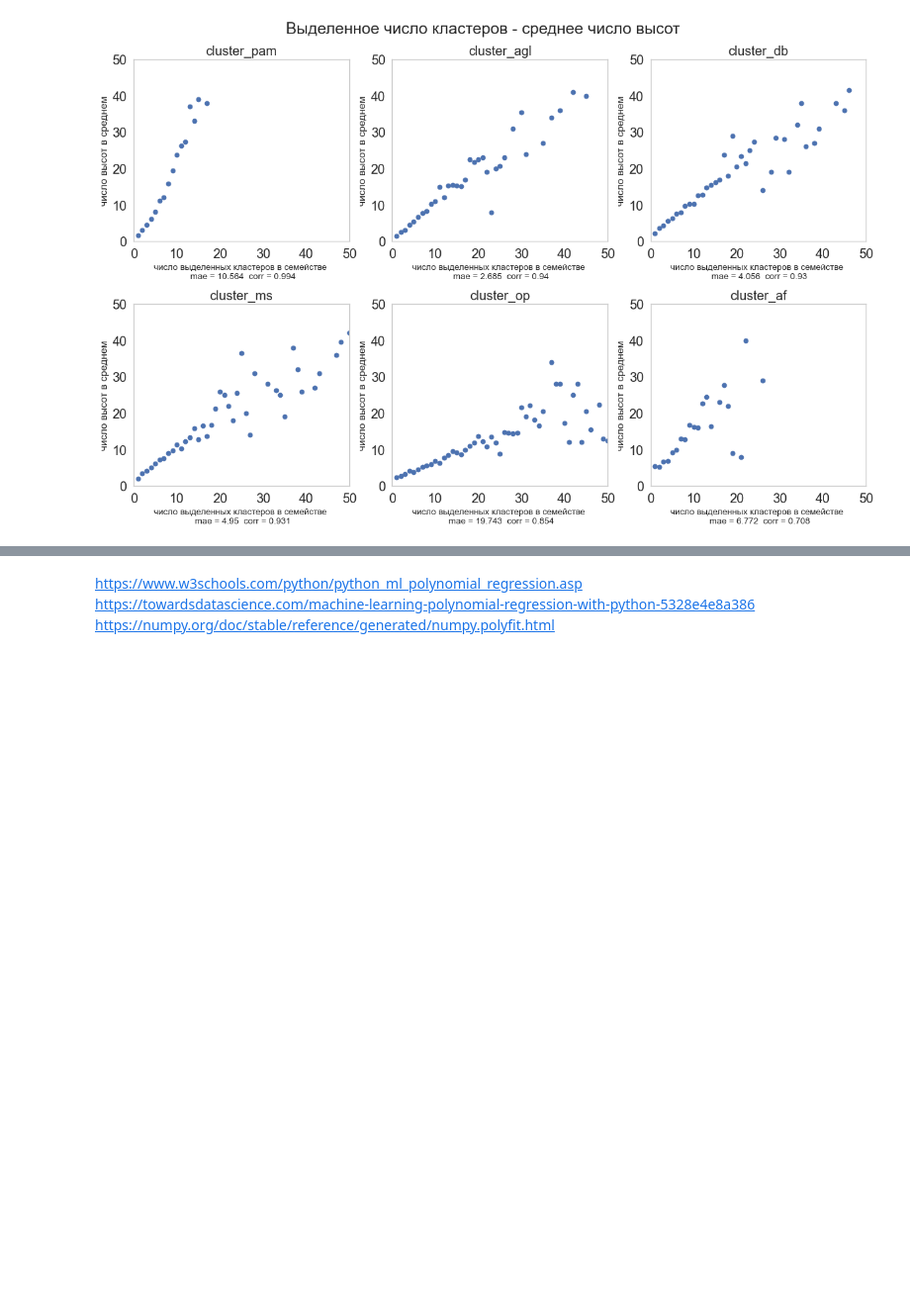
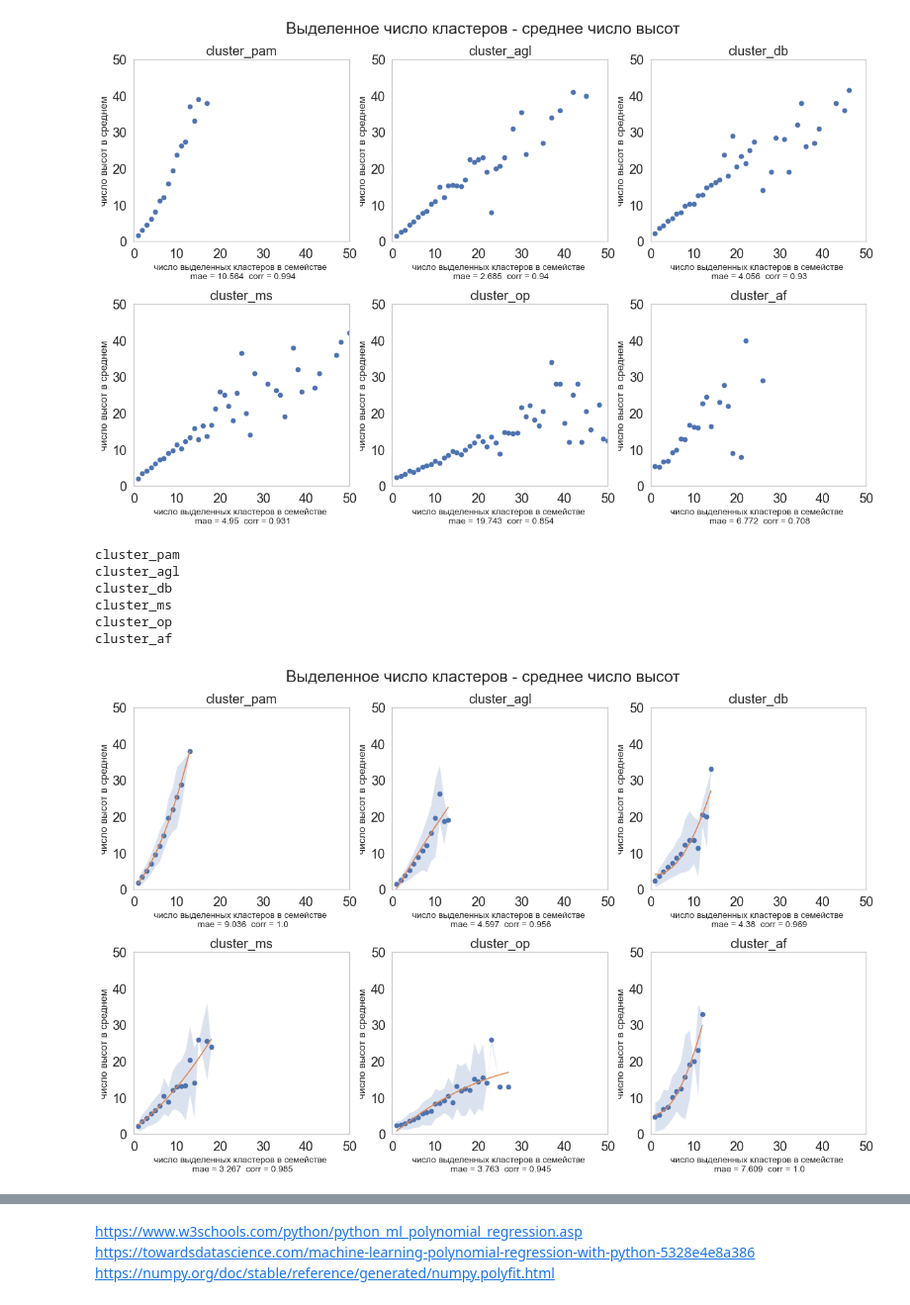
Before and after one commit to MaryIzo/coursework, a Jupyter notebook: 7_clustering_labels.ipynb, the cells around one changed output, grey strips where cells are left out. Shown at 99% size. Drawn from its saved outputs; the diff is of its cells as text; code cells hidden in the pictures; blank space fills up the shorter version.

```diff
--- a/7_clustering_labels.ipynb
+++ b/7_clustering_labels.ipynb
@@ -402,5 +443,57 @@ plt.tight_layout()
 plt.savefig(f'images/clustering_h/mean_h_clust.png')
 # %% [output]
 [figure]
+# %%
+algorithm = ['cluster_pam', 'cluster_agl', 'cluster_db', 'cluster_ms', 'cluster_op', 'cluster_af']
+#algorithm = ['cluster_pam', 'cluster_agl', 'cluster_db', 'cluster_hd', 'cluster_op', 'cluster_af']
+
+fig = plt.figure(figsize=(15, 10), dpi=80)
+plt.suptitle('Выделенное число кластеров - среднее число высот')
+plt.rcParams.update(params)
+
+for i in range(6):
+
+    plotdf = return_number_h_cluster_cut(clustered_df_old, ' num_of_family', algorithm[i])
+    print(algorithm[i])
+    plotdf = plotdf.groupby('number_clusters').agg({'number_h': ['mean', 'std']}).fillna(0).reset_index()
+
+    number_clusters = plotdf['number_clusters']
+    number_h = plotdf['number_h']['mean']
+    std_v = plotdf['number_h']['std']
+    mymodel = np.poly1d(np.polyfit(number_clusters, number_h, 2))
+
+    m = round(mae(number_clusters, number_h), 3)
+    corr = round(spearmanr(number_clusters, number_h)[0], 3)
+
+    ax = plt.subplot(2, 3, i+1)
+
+    plt.title(algorithm[i])
+
+    ax.plot(number_clusters, number_h,  'o')
+    ax.fill_between(number_clusters, number_h-std_v, number_h+std_v, alpha=0.2)
+    ax.plot(number_clusters, mymodel(number_clusters),  '-')
+
+    #plt.plot(number_clusters, number_h-std_v,  '-', color = 'green')
+    #plt.plot(number_clusters, number_h+std_v,  '-', color = 'green')
+
+    plt.rcParams.update(params)
+    plt.xlabel(f'число выделенных кластеров в семействе \n mae = {m}  corr = {corr}', size=12)
+    plt.ylabel('число высот в среднем', size=14)
+    plt.xlim([0, 50])
+    plt.ylim([0, 50])
+    #plt.legend()
+    plt.grid()
+
+
+plt.tight_layout()
+plt.savefig(f'images/clustering_h/mistakes_100_700_cut.png')
+# %% [output]
+cluster_pam
+cluster_agl
+cluster_db
+cluster_ms
+cluster_op
+cluster_af
+[figure, added]
 # %%
 algorithm = ['cluster_pam', 'cluster_agl', 'cluster_db', 'cluster_ms', 'cluster_op', 'cluster_af']
```
Also changed, not shown: parts of 8 cells of this notebook.
